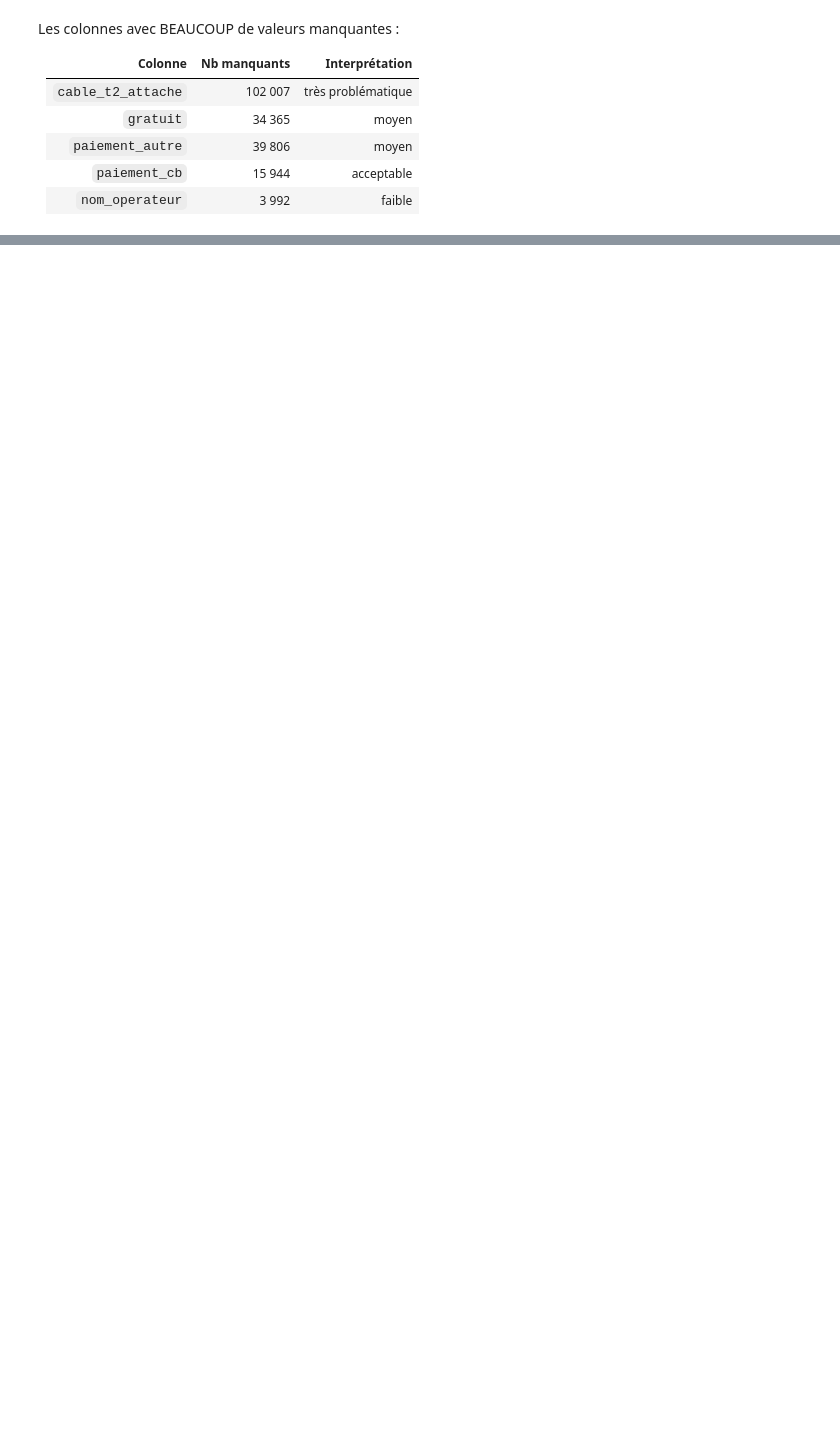
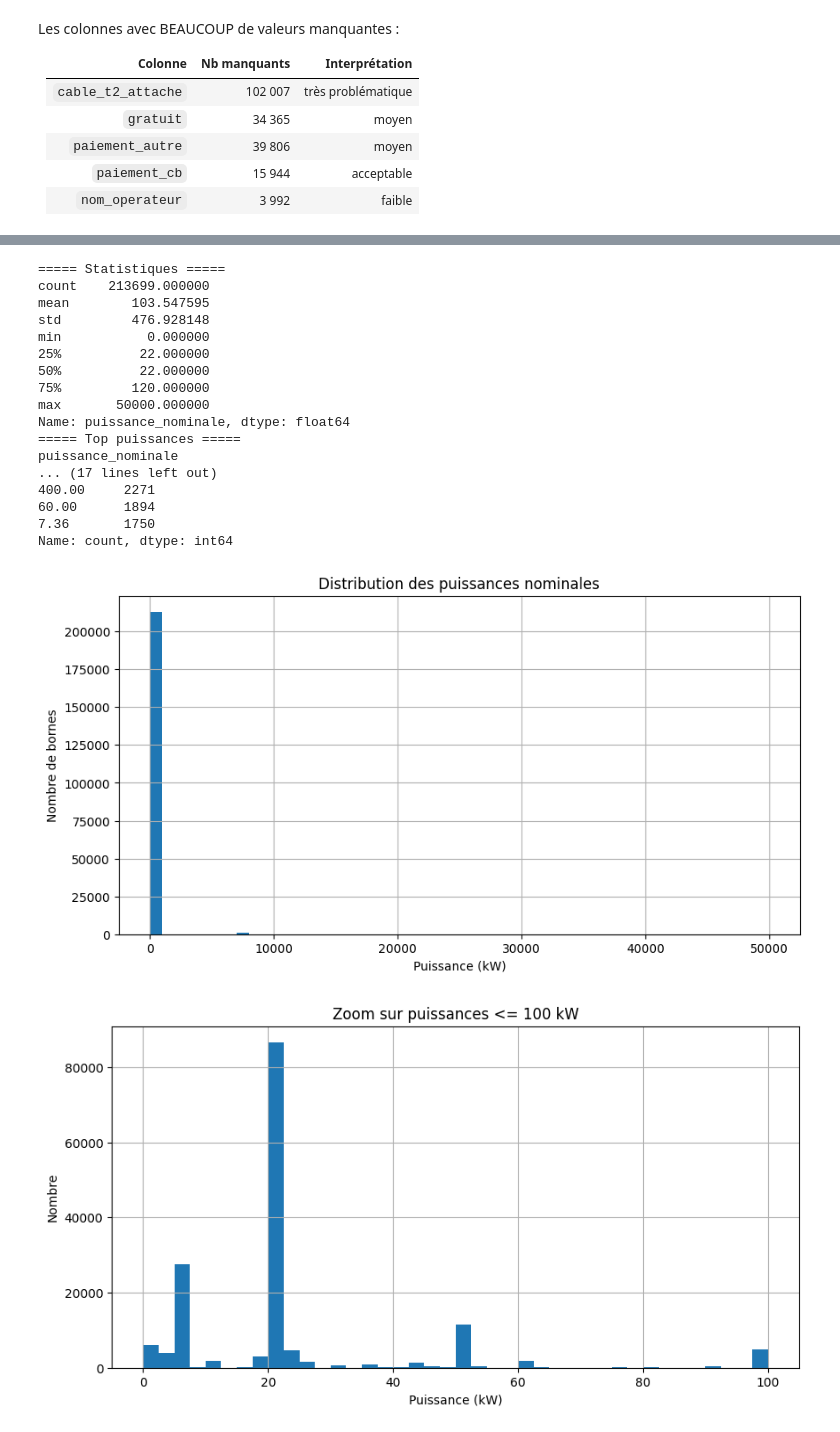
Before and after one commit to Laurine-ensai/projet_python_pour_la_data_science, a Jupyter notebook: etude_df_irve.ipynb, the cells around one changed output, grey strips where cells are left out. Saved outputs shown, nothing was run; the diff lists cells and outputs as text; code cells hidden in the pictures; blank space fills up the shorter version.

```diff
--- a/etude_df_irve.ipynb
+++ b/etude_df_irve.ipynb
@@ -480,0 +361,5 @@ Cette variable semble indiquer la date de mise des infos sur la base de données
+# %%
+# created_at
+df_filtre["annee"] = df_filtre["created_at"].dt.year
+df_filtre["annee"].value_counts().sort_index().plot()
+plt.show()
@@ -494,0 +541,73 @@ var_interet = ['nom_operateur',
+# %%
+# ----------------------------
+# Statistiques générales
+# ----------------------------
+print("===== Statistiques =====")
+print(df_filtre["puissance_nominale"].describe())
+
+# ----------------------------
+# Valeurs les plus fréquentes
+# ----------------------------
+print("===== Top puissances =====")
+print(df_filtre["puissance_nominale"].value_counts().head(20))
+
+# ----------------------------
+# Histogramme global
+# ----------------------------
+plt.figure(figsize=(10,5))
+df_filtre["puissance_nominale"].hist(bins=50)
+plt.title("Distribution des puissances nominales")
+plt.xlabel("Puissance (kW)")
+plt.ylabel("Nombre de bornes")
+plt.show()
+
+# ----------------------------
+# Zoom sur faibles puissances
+# ----------------------------
+plt.figure(figsize=(10,5))
+df_filtre[df_filtre["puissance_nominale"] <= 100]["puissance_nominale"].hist(bins=40)
+plt.title("Zoom sur puissances <= 100 kW")
+plt.xlabel("Puissance (kW)")
+plt.ylabel("Nombre")
+plt.show()
+
+# ----------------------------
+# Boxplot
+# ----------------------------
+plt.figure(figsize=(10,3))
+plt.boxplot(df_filtre["puissance_nominale"].dropna(), vert=False)
+plt.title("Boxplot puissance nominale")
+plt.show()
+
+# ----------------------------
+# Quantiles utiles
+# ----------------------------
+print("===== Quantiles =====")
+print(df_filtre["puissance_nominale"].quantile([0.25,0.5,0.75,0.90,0.95,0.99]))
+
+# ----------------------------
+# Parts selon seuils métier
+# ----------------------------
+for seuil in [7, 22, 43, 50, 100, 150]:
+    pct = (df_filtre["puissance_nominale"] >= seuil).mean() * 100
+    print(f"% bornes >= {seuil} kW : {pct:.2f}%")
+# %% [output]
+===== Statistiques =====
+count    213699.000000
+mean        103.547595
+std         476.928148
+min           0.000000
+25%          22.000000
+50%          22.000000
+75%         120.000000
+max       50000.000000
+Name: puissance_nominale, dtype: float64
+===== Top puissances =====
+puissance_nominale
+... (17 lines left out)
+400.00     2271
+60.00      1894
+7.36       1750
+Name: count, dtype: int64
+[figure, added]
+[figure, added]
```
Also changed, not shown: parts of 68 cells of this notebook.
